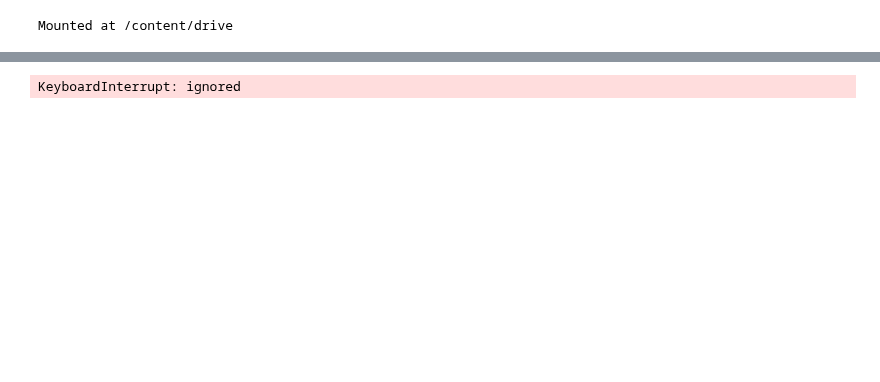
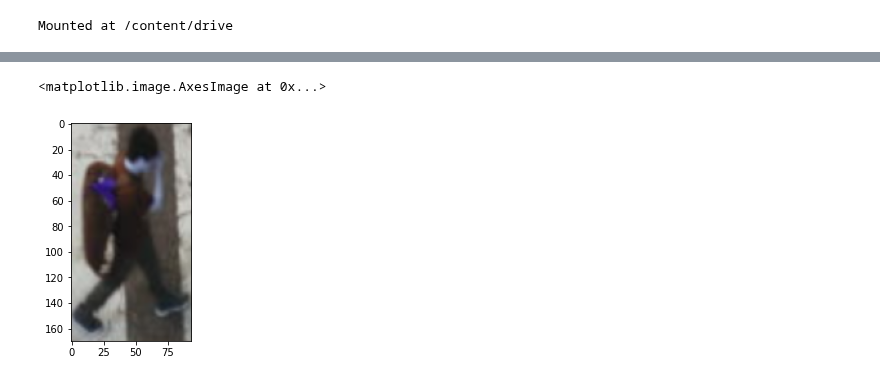
Before and after one commit to lephuocdat2000/Advanced-CV, a Jupyter notebook: FinalProject.ipynb, the cells around one changed output, grey strips where cells are left out. Saved outputs shown, nothing was run; the diff lists cells and outputs as text; code cells hidden in the pictures; blank space fills up the shorter version.

```diff
--- a/FinalProject.ipynb
+++ b/FinalProject.ipynb
@@ -64,7 +64,7 @@ def images_processing(model,image):
     boxes = np.array(itemgetter(*human_index)(boxes[0]))* [WIDTH, HEIGHT, WIDTH, HEIGHT]
     scores = np.array(itemgetter(*human_index)(scores[0]))
     classes = np.array(itemgetter(*human_index)(classes[0])).astype(int)
-    return images*255,boxes,scores,classes,detections
+    return images*255,boxes,detections
 def video_processing(model,video_path):
     cap = cv2.VideoCapture(video_path)
     if (cap.isOpened()==False):
@@ -97,12 +97,38 @@ def show_webcam(mirror=False):
           break
     vid.release()
     cv2.destroyAllWindows()
-# %%
-image_path= '/content/test1.jpg'
-#image=cv2.cvtColor(cv2.imread(image_path),cv2.COLOR_BGR2RGB)
-video_path='/content/drive/MyDrive/Advanced-CV/1064282191-preview.mp4'
-#image_rect,boxes,scores,classes,detections=images_processing(model,image,HEIGHT,WIDTH)
-video_processing(model,video_path)
-#show_webcam()
-# %% [output]
-KeyboardInterrupt: ignored
+# %%
+image_path= '/content/istockphoto-1015942804-640x640.jpg'
+#image=cv2.cvtColor(cv2.imread(image_path),cv2.COLOR_BGR2RGB)
+video_path='/content/drive/MyDrive/Advanced-CV/1064282191-preview.mp4'
+img = cv2.imread(image_path)
+image = img.copy()
+image = cv2.resize(image,(1024,768))
+images,boxes,detections=images_processing(model,image)
+(xmin,ymin,xmax,ymax) = boxes[0]
+A = [xmin,ymin]
+B = [xmin,ymax]
+C = [xmax,ymax]
+D = [xmax,ymin]
+width = int(np.sqrt((A[0]-D[0])**2 + (A[1]-D[1])**2))
+height = int(np.sqrt((A[0] - B[0]) ** 2 + (A[1] - B[1]) ** 2))
+# # width_AD = np.sqrt((A[0]-D[0])**2 + (A[1]-D[1])**2)
+# # width_BC = np.sqrt((B[0]-C[0])**2 + (B[1]-C[1])**2)
+# # maxWidth = max(int(width_AD),int(width_BC))
+# # height_AB = np.sqrt((A[0] - B[0]) ** 2 + (A[1] - B[1]) ** 2)
+# # height_CD = np.sqrt((C[0] - D[0]) ** 2 + (C[1] - D[1]) ** 2)
+# # maxHeight = max(int(height_AB), int(height_CD))
+inputs = np.float32([A,B,C,D])
+outputs = np.float32([[0,0],
+                      [0,height-1],
+                      [width-1,height-1],
+                      [width-1,0]])
+M = cv2.getPerspectiveTransform(inputs,outputs)
+out =  cv2.warpPerspective(image,M,(width,height),flags=cv2.INTER_LINEAR)
+plt.imshow(out)
+    #cv2.rectangle(image_rect,(int(xmin),int(ymin)),(int(xmax),int(ymax)),(0,255,0),2)
+#video_processing(model,video_path)
+#show_webcam()
+# %% [output]
+<matplotlib.image.AxesImage at 0x...>
+[figure, added]
```
Also changed, not shown: parts of 2 cells of this notebook.
